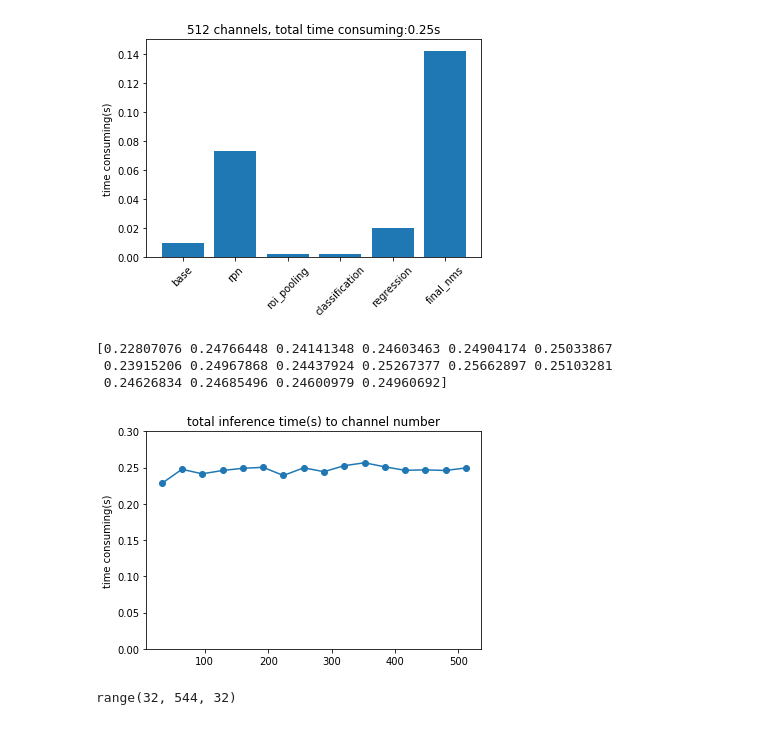
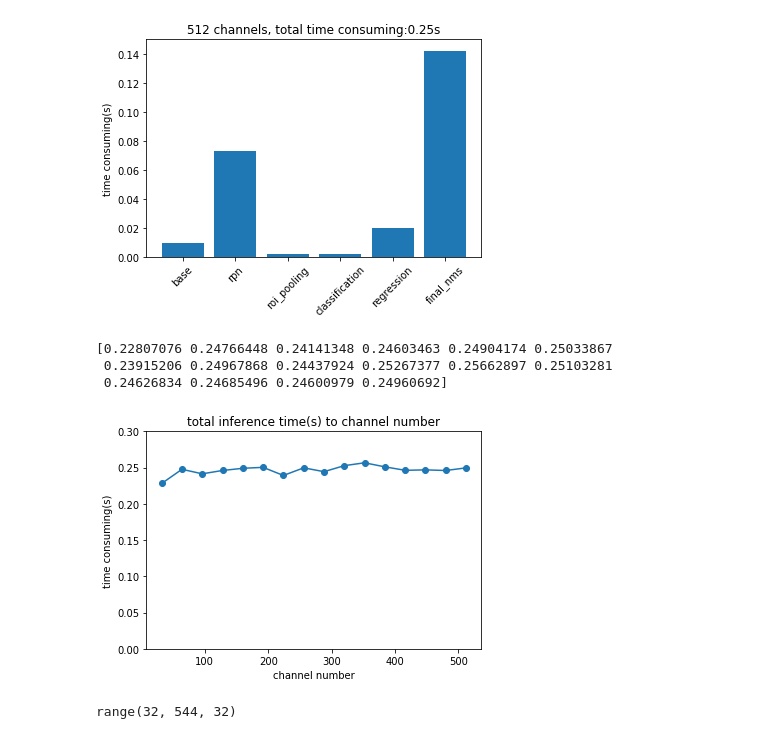
Before and after one commit to SiyuanMa0316/faster_rcnn.pytorch_tx2, a Jupyter notebook: plot test_net.ipynb, the cells around one changed output. Cells and saved outputs as stored; diff of their text form; code cells hidden in the pictures.

```diff
--- a/plot test_net.ipynb
+++ b/plot test_net.ipynb
@@ -57,19 +57,20 @@ for i in [0,15]:
 # %%
 #names = [x for x in lines[0].split()]
 x = range(32,512+32,32)
 print(avg_data[:,0])
 plt.plot(x,avg_data[:,0],marker = 'o')
 plt.ylim(0,0.3)
 #plt.xticks(x,names,rotation = 45)
 plt.ylabel('time consuming(s)')
+plt.xlabel('channel number')
 plt.title('total inference time(s) to channel number')
 plt.savefig('inference_time_to_channel_number.png',bbox_inches='tight')
 plt.show()
 # %% [output]
 [0.22807076 0.24766448 0.24141348 0.24603463 0.24904174 0.25033867
  0.23915206 0.24967868 0.24437924 0.25267377 0.25662897 0.25103281
  0.24626834 0.24685496 0.24600979 0.24960692]
-[figure, old version]
+[figure, new version]
 # %%
 x = range(32,512+32,32)
 print(x)
```
Also changed, not shown: parts of 2 cells of this notebook, 3 other files.
